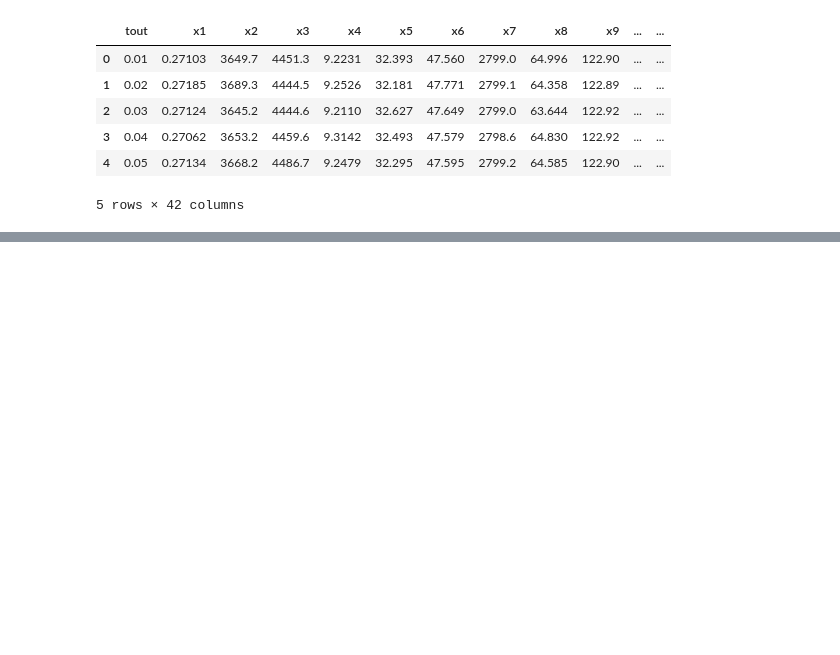
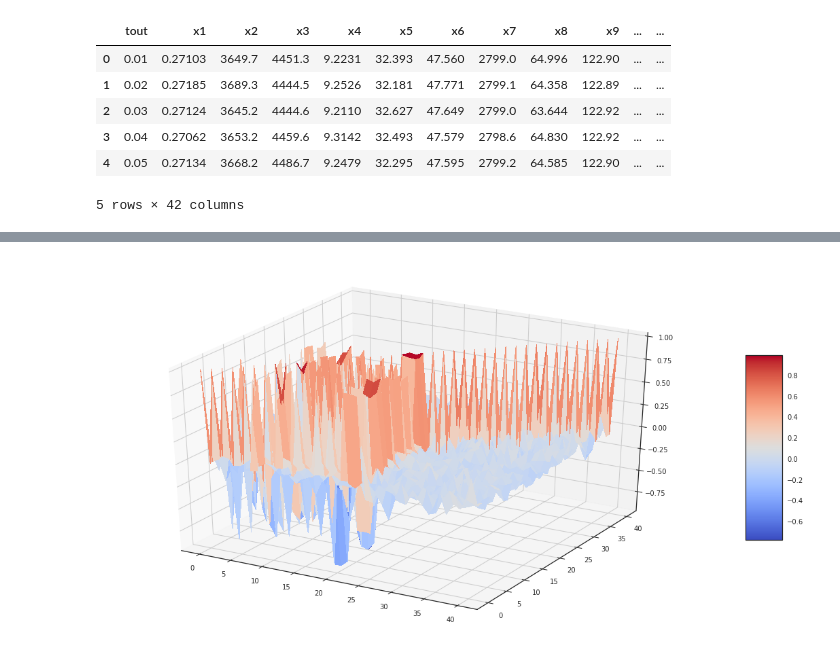
Before and after one commit to ruteee/pesquisa, a Jupyter notebook: Correlação cruzada.ipynb, the cells around one changed output, grey strips where cells are left out. Saved outputs shown, nothing was run; the diff lists cells and outputs as text; code cells hidden in the pictures; blank space fills up the shorter version.

```diff
--- a/Correlação cruzada.ipynb
+++ b/Correlação cruzada.ipynb
@@ -85,0 +199,10 @@ plt.show()
+# %%
+fig = plt.figure(figsize=(20,10))
+ax = fig.gca(projection='3d')
+X, Y = np.meshgrid(np.arange(0,41), np.arange(0,41))
+s = ax.plot_surface(X, Y, mean_matrix_0, cmap=cm.coolwarm,
+                       linewidth=0, antialiased=False)
+fig.colorbar(s, shrink=0.5, aspect=5)
+plt.show()
+# %% [output]
+[figure, added]
```
Also changed, not shown: parts of 16 cells of this notebook.
